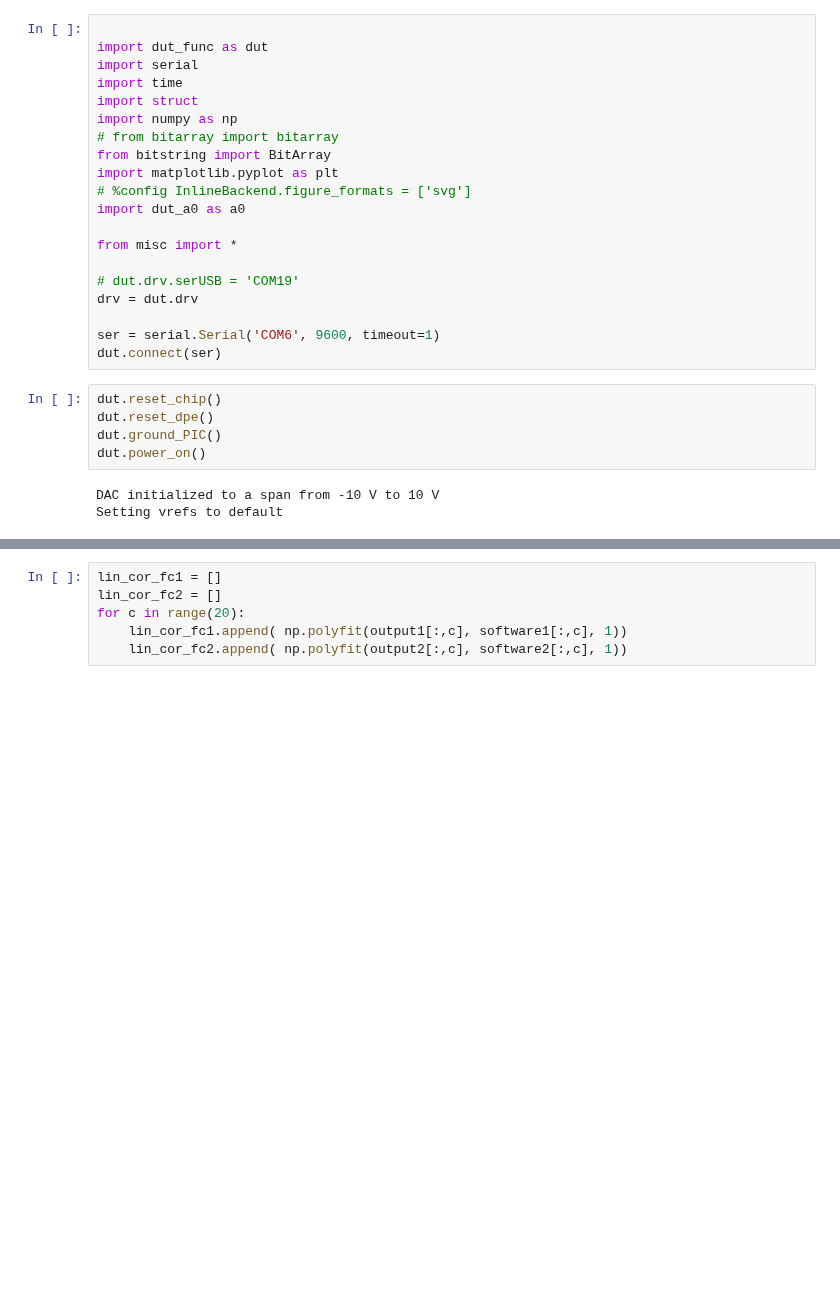
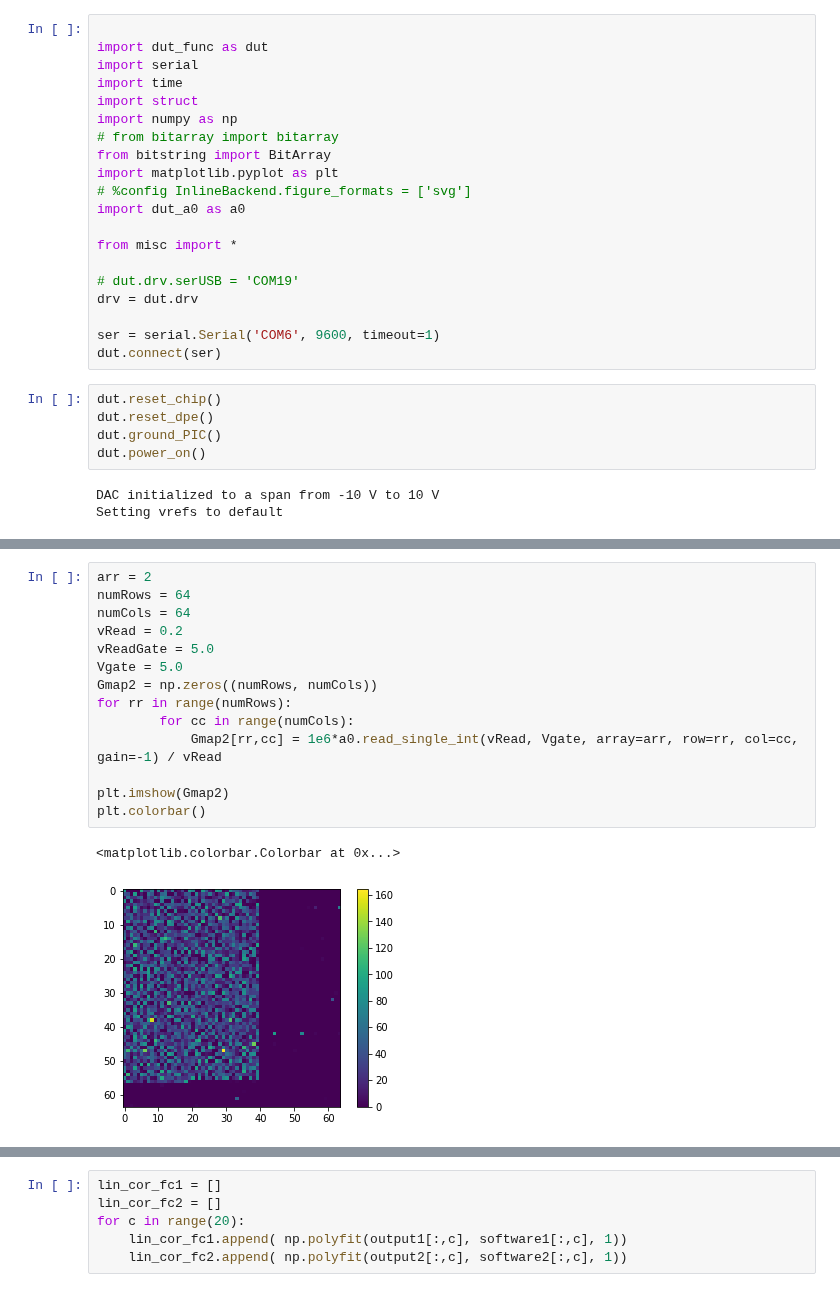
Before and after one commit to lican81/A0_DUT, a Jupyter notebook: prober1_CNN_jps.ipynb, the cells around one changed output, grey strips where cells are left out. Drawn from its saved outputs; the diff is of its cells as text; blank space fills up the shorter version.

```diff
--- a/prober1_CNN_jps.ipynb
+++ b/prober1_CNN_jps.ipynb
@@ -45,0 +53,17 @@ plt.colorbar()
+# %%
+arr = 2
+numRows = 64
+numCols = 64
+vRead = 0.2
+vReadGate = 5.0
+Vgate = 5.0
+Gmap2 = np.zeros((numRows, numCols))
+for rr in range(numRows):
+        for cc in range(numCols):
+            Gmap2[rr,cc] = 1e6*a0.read_single_int(vRead, Vgate, array=arr, row=rr, col=cc, gain=-1) / vRead
+
+plt.imshow(Gmap2)
+plt.colorbar()
+# %% [output]
+<matplotlib.colorbar.Colorbar at 0x...>
+[figure, added]
```
Also changed, not shown: parts of 55 cells of this notebook, 29 other files.
